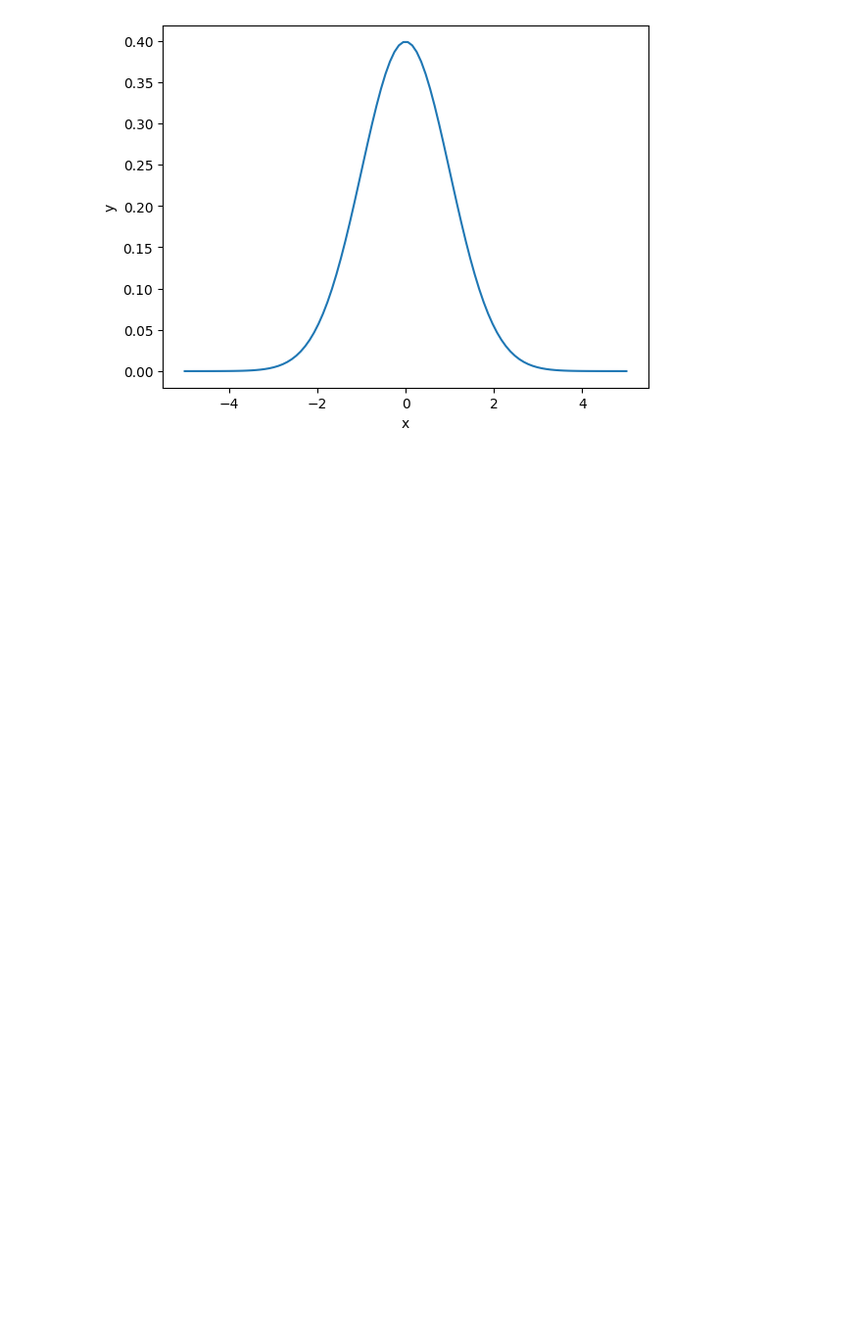
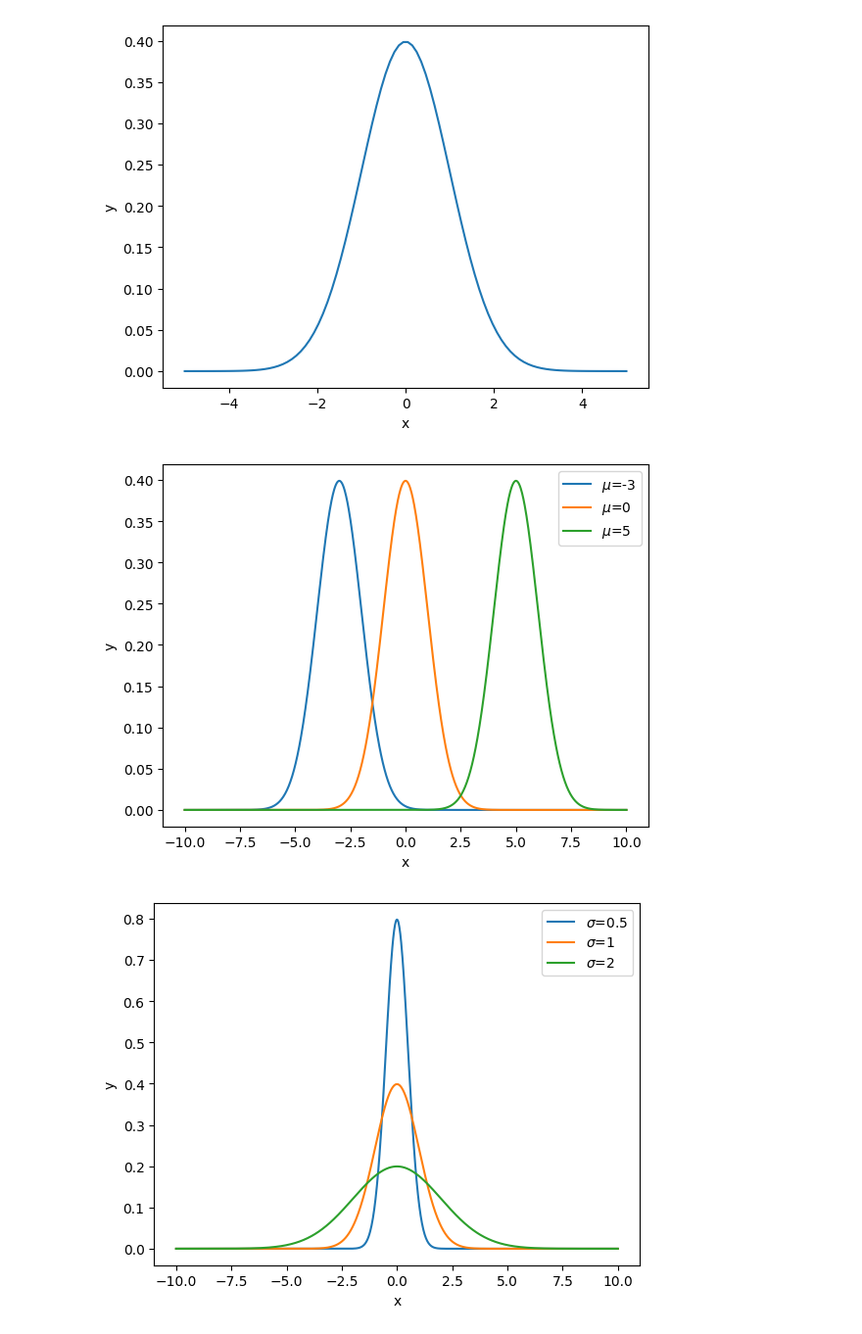
Before and after one commit to ExcelsiorCJH/dl-from-scratch-5, a Jupyter notebook: notebooks/01-normal.ipynb, the cells around one changed output. Shown: that part at 98% size. Saved outputs shown, nothing was run; the diff lists cells and outputs as text; code cells hidden in the pictures; blank space fills up the shorter version.

```diff
--- a/notebooks/01-normal.ipynb
+++ b/notebooks/01-normal.ipynb
@@ -21,3 +23,34 @@ plt.ylabel("y")
 plt.show()
 # %% [output]
 [figure]
+# %%
+x = np.linspace(-10, 10, 1000)
+
+# mu ====================
+y0 = normal(x, mu=-3)
+y1 = normal(x, mu=0)
+y2 = normal(x, mu=5)
+
+plt.plot(x, y0, label="$\mu$=-3")
+plt.plot(x, y1, label="$\mu$=0")
+plt.plot(x, y2, label="$\mu$=5")
+plt.legend()
+plt.xlabel("x")
+plt.ylabel("y")
+plt.show()
+
+# sigma ====================
+y0 = normal(x, mu=0, sigma=0.5)
+y1 = normal(x, mu=0, sigma=1)
+y2 = normal(x, mu=0, sigma=2)
+
+plt.plot(x, y0, label="$\sigma$=0.5")
+plt.plot(x, y1, label="$\sigma$=1")
+plt.plot(x, y2, label="$\sigma$=2")
+plt.legend()
+plt.xlabel("x")
+plt.ylabel("y")
+plt.show()
+# %% [output]
+[figure, added]
+[figure, added]
```
Also changed, not shown: parts of 5 cells of this notebook.
